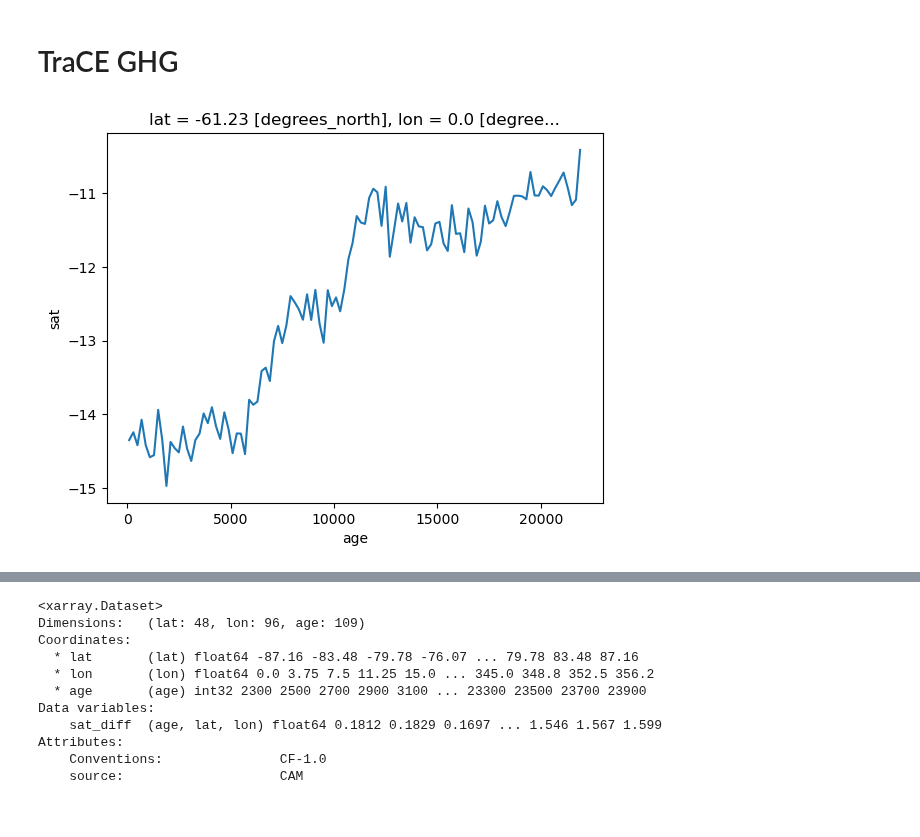
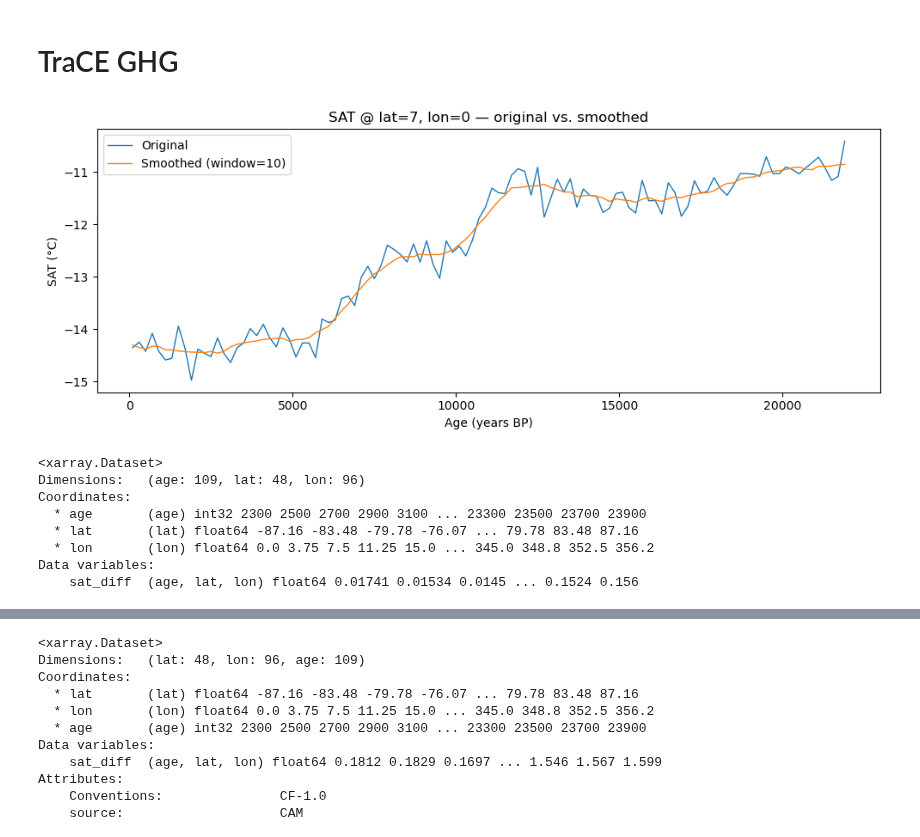
Before and after one commit to Peisong-Zheng/Inso_LGMR, a Jupyter notebook: Data_preprocessing.ipynb, the cells around one changed output, grey strips where cells are left out. Drawn from its saved outputs; the diff is of its cells as text; code cells hidden in the pictures; blank space fills up the shorter version.

```diff
--- a/Data_preprocessing.ipynb
+++ b/Data_preprocessing.ipynb
@@ -500,42 +578,98 @@ ds_sat_trace_orb_diff = xr.open_dataset('TraCE_data/ds_sat_trace_orb_diff.nc')
 import xarray as xr
 import numpy as np
 
 # import .nc data
 ds = xr.open_dataset('E:/TraCE_original_data/b30.00_4kaDVTk.cam2.ncrcat.ann_original_backup.nc')
 
 # rename the TREFHT to sat
 ds = ds.rename({'TREFHT': 'sat'})
 # rename the time to age
 ds = ds.rename({'time': 'age'})
 # multiply age by 1000
 ds['age'] = (ds['age'] +22)*1000
 
 # convert the sat to degrees C
 ds['sat'] = ds['sat'] - 273.15
 
 ds = ds[['sat']]
 
 # create a new age ranging from 100 to 23900 with a step of 200
 new_age = np.arange(100, 22000, 200)
 
 # interpolate the ds_sat to the new_age
 ds = ds.interp(age=new_age)
 
-# plot a record from the ds_sat at given lat and lon
-ds['sat'].isel(lat=7, lon=0).plot()
+# # plot a record from the ds_sat at given lat and lon
+# ds['sat'].isel(lat=7, lon=0).plot()
 
 ds_sat_trace_ghg = ds
-ds_sat_trace_ghg
+# ds_sat_trace_ghg
 
-sat_diff = ds_sat_trace_ghg.sat.diff(dim='age')
+# sat_diff = ds_sat_trace_ghg.sat.diff(dim='age')
 
-# Adjust the age coordinate to match the reduced dimension after diff
-new_age = ds_sat_trace_ghg.age.isel(age=slice(1, None))  # Drop the first age value
+# # Adjust the age coordinate to match the reduced dimension after diff
+# new_age = ds_sat_trace_ghg.age.isel(age=slice(1, None))  # Drop the first age value
 
-# Create a new dataset to hold the differences
-ds_sat_trace_ghg_diff = ds_sat_trace_ghg.drop_vars(['sat']).copy()
-ds_sat_trace_ghg_diff = ds_sat_trace_ghg_diff.assign_coords(age=new_age)
-ds_sat_trace_ghg_diff['sat_diff'] = sat_diff
-ds_sat_trace_ghg_diff['age']=ds_sat_trace_ghg_diff['age'].values+2000
+# # Create a new dataset to hold the differences
+# ds_sat_trace_ghg_diff = ds_sat_trace_ghg.drop_vars(['sat']).copy()
+# ds_sat_trace_ghg_diff = ds_sat_trace_ghg_diff.assign_coords(age=new_age)
+# ds_sat_trace_ghg_diff['sat_diff'] = sat_diff
+# ds_sat_trace_ghg_diff['age']=ds_sat_trace_ghg_diff['age'].values+2000
+
+
+
+
+
+
+
+ds_sat_smoothed = ds_sat_trace_ghg['sat'] \
+    .rolling(age=10, center=True, min_periods=1) \
+    .mean()
+
+# 2) Compute the diff on the smoothed series:
+sat_smoothed_diff = ds_sat_smoothed.diff(dim='age')
+
+# 3) If you still need the diff‐Dataset, you can build it just like before:
+new_age = ds_sat_trace_ghg.age.isel(age=slice(1, None))
+ds_smoothed_diff = xr.Dataset(
+    {
+        'sat_diff': (('age','lat','lon'), sat_smoothed_diff.values)
+    },
+    coords={
+        'age': new_age.values + 2000,
+        'lat': ds_sat_trace_ghg.lat,
+        'lon': ds_sat_trace_ghg.lon
+    }
+)
+
+# 4) Plot original vs smoothed for one lat/lon point
+ts_orig   = ds_sat_trace_ghg['sat'].isel(lat=7, lon=0)
+ts_smooth = ds_sat_smoothed.isel(lat=7, lon=0)
+
+from matplotlib import pyplot as plt
+plt.figure(figsize=(10,4))
+ts_orig.plot(label='Original',   linewidth=1)
+ts_smooth.plot(label='Smoothed (window=10)', linewidth=1)
+plt.title('SAT @ lat=7, lon=0 — original vs. smoothed')
+plt.xlabel('Age (years BP)')
+plt.ylabel('SAT (°C)')
+plt.legend()
+plt.tight_layout()
+plt.show()
+
+
+ds_smoothed_diff['sat_diff'].isel(lat=7, lon=0).plot()
+
+ds_smoothed_diff.to_netcdf('TraCE_data/ds_sat_trace_ghg_diff.nc')
+
+ds_smoothed_diff
 # %% [output]
-[figure, old version]
+[figure, new version]
+<xarray.Dataset>
+Dimensions:   (age: 109, lat: 48, lon: 96)
+Coordinates:
+  * age       (age) int32 2300 2500 2700 2900 3100 ... 23300 23500 23700 23900
+  * lat       (lat) float64 -87.16 -83.48 -79.78 -76.07 ... 79.78 83.48 87.16
+  * lon       (lon) float64 0.0 3.75 7.5 11.25 15.0 ... 345.0 348.8 352.5 356.2
+Data variables:
+    sat_diff  (age, lat, lon) float64 0.01741 0.01534 0.0145 ... 0.1524 0.156
```
Also changed, not shown: parts of 5 cells of this notebook, 13 other files.
